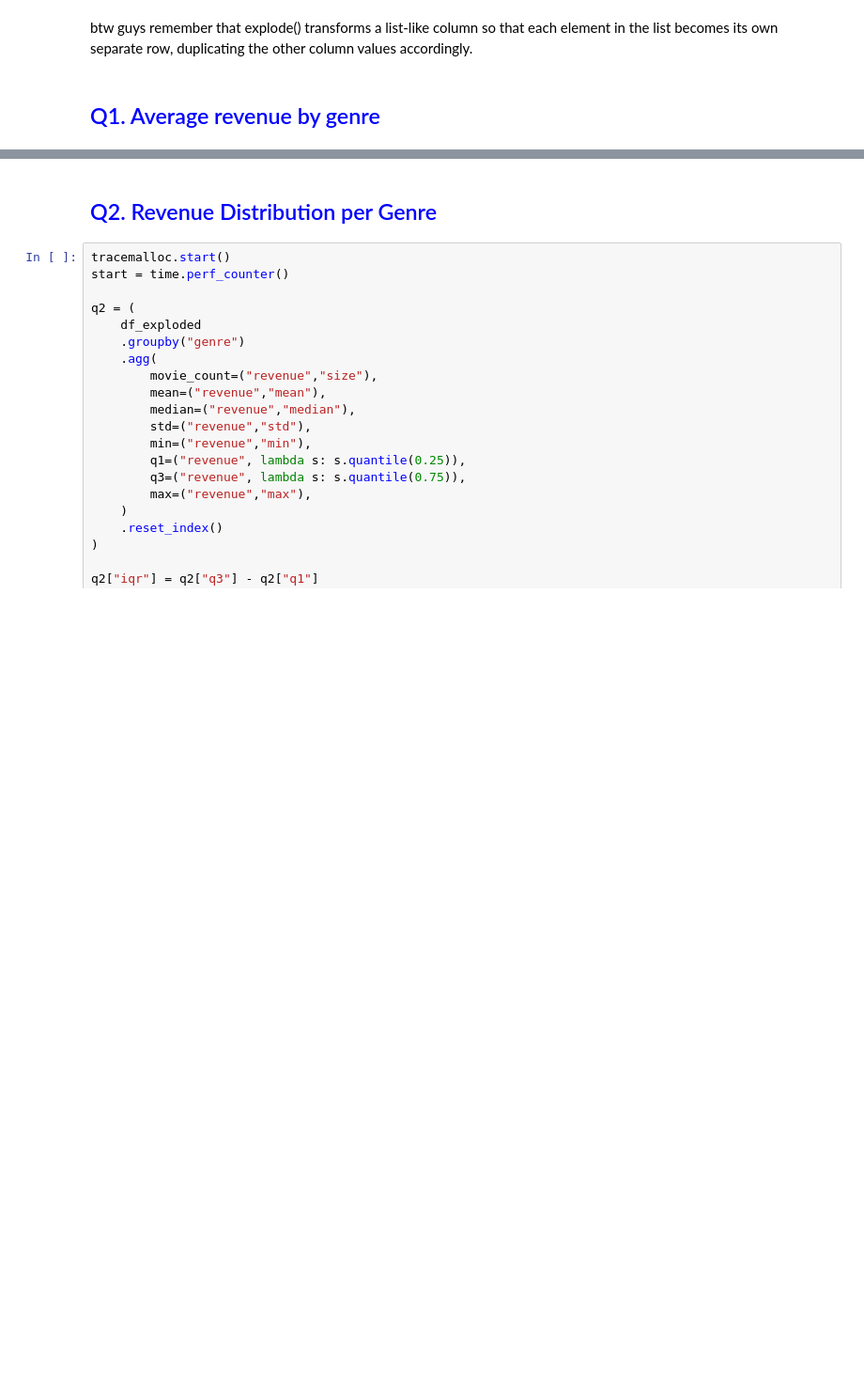
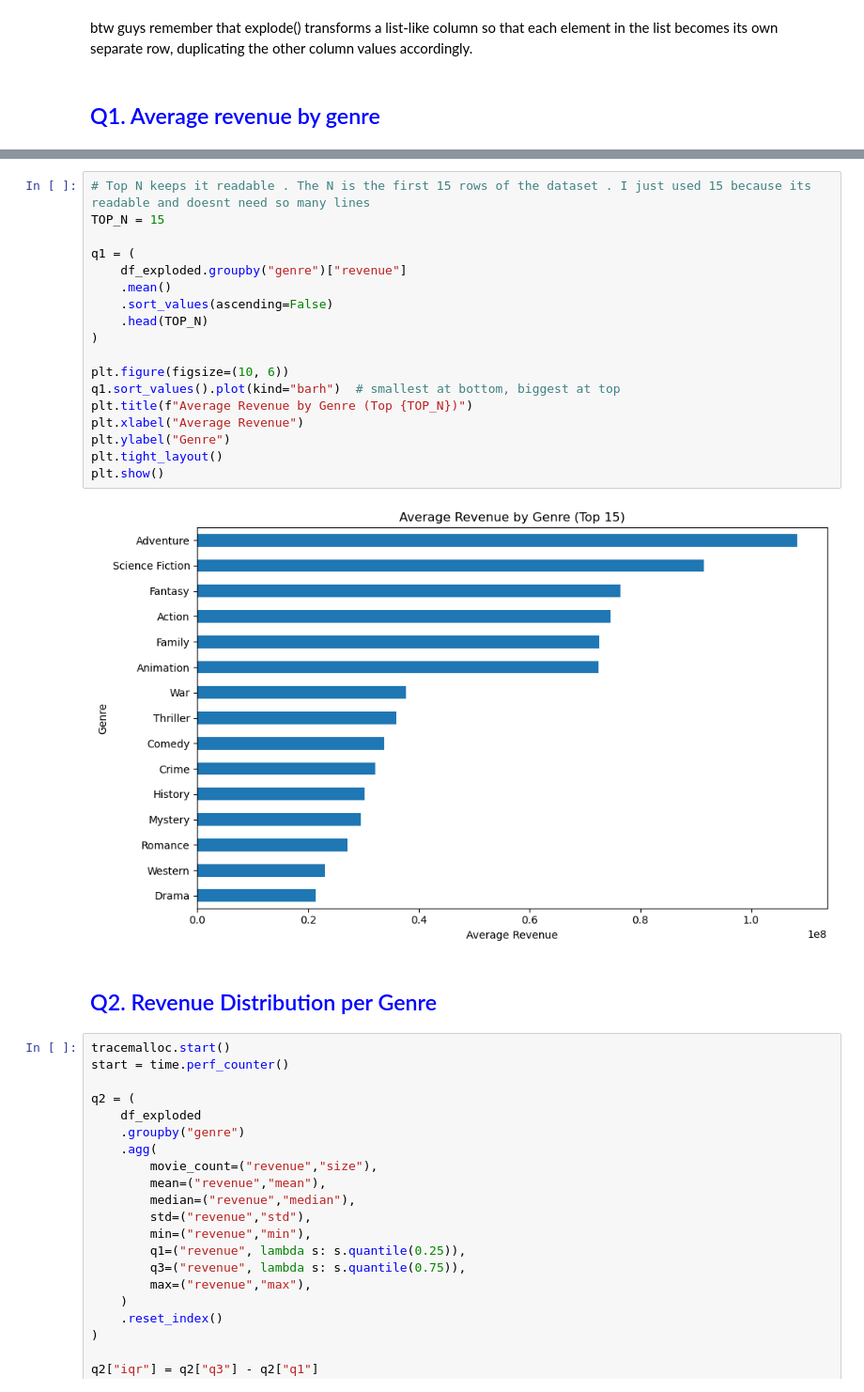
Before and after one commit to sheazyRato/thinkTank, a Jupyter notebook: Big Data - Genre Analysis .ipynb, the cells around one changed output, grey strips where cells are left out. Shown at 94% size. Cells and saved outputs as stored; diff of their text form; blank space fills up the shorter version.

```diff
--- a/Big Data - Genre Analysis .ipynb
+++ b/Big Data - Genre Analysis .ipynb
@@ -112,4 +110,24 @@ Execution Time: 0.0090 sec
 Peak Memory: 3.04 MB
+# %%
+# Top N keeps it readable . The N is the first 15 rows of the dataset . I just used 15 because its readable and doesnt need so many lines
+TOP_N = 15
+
+q1 = (
+    df_exploded.groupby("genre")["revenue"]
+    .mean()
+    .sort_values(ascending=False)
+    .head(TOP_N)
+)
+
+plt.figure(figsize=(10, 6))
+q1.sort_values().plot(kind="barh")  # smallest at bottom, biggest at top
+plt.title(f"Average Revenue by Genre (Top {TOP_N})")
+plt.xlabel("Average Revenue")
+plt.ylabel("Genre")
+plt.tight_layout()
+plt.show()
+# %% [output]
+[figure, added]
 # %% [markdown]
 ## <span style="color:blue">Q2. Revenue Distribution per Genre</span>
 # %%
```
Also changed, not shown: parts of 9 cells of this notebook.
